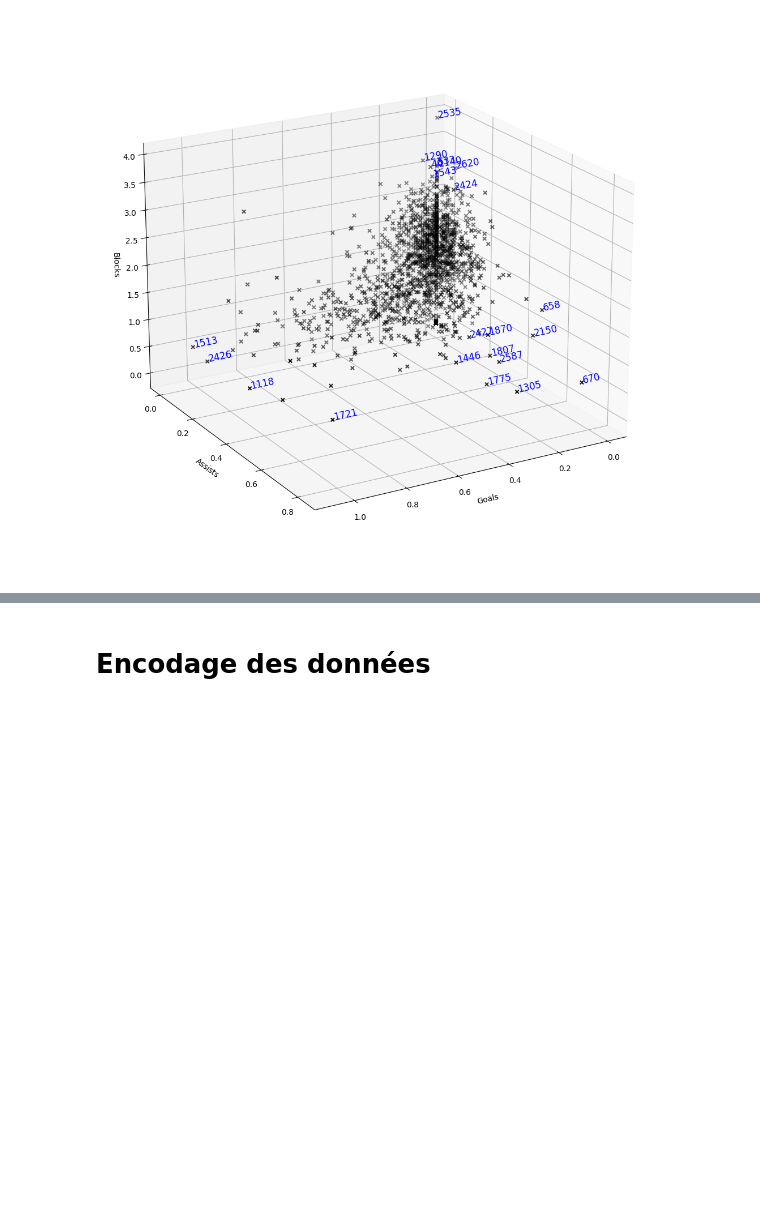
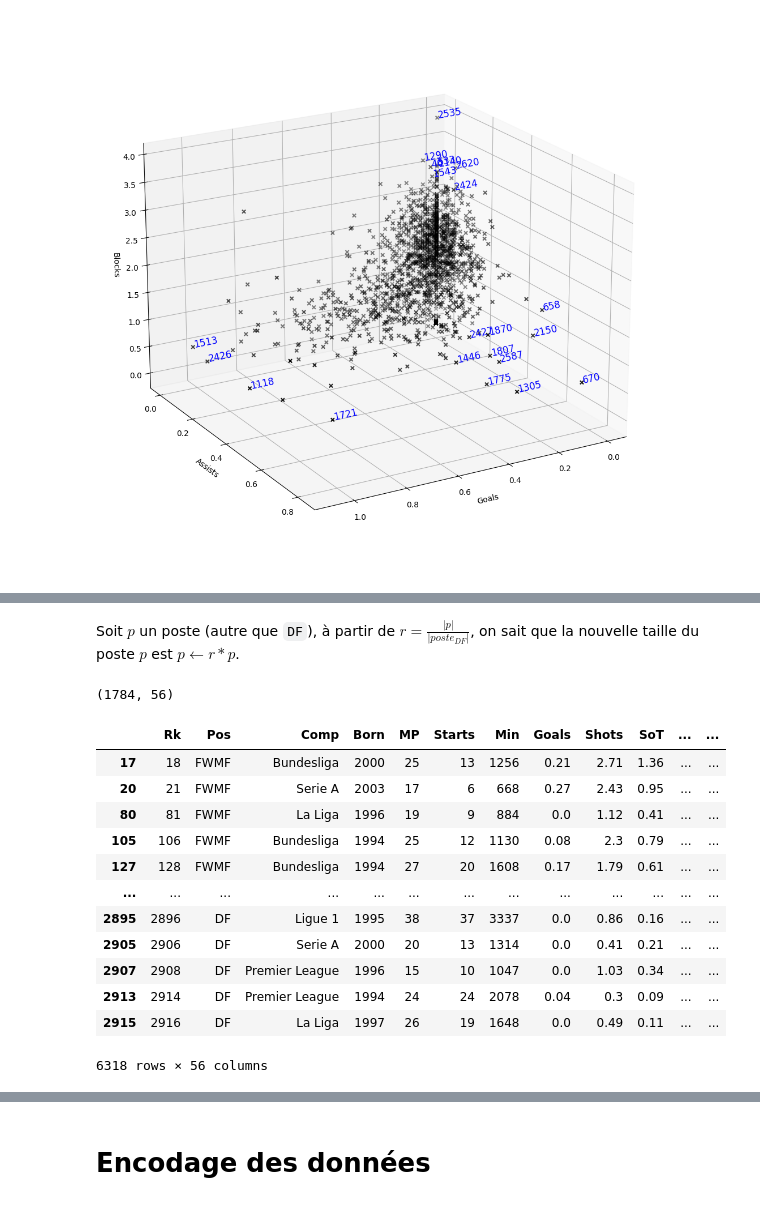
Before and after one commit to ThierryKunda/prediction-ballon-d-or, a Jupyter notebook: notebook.ipynb, the cells around one changed output, grey strips where cells are left out. Saved outputs shown, nothing was run; the diff lists cells and outputs as text; code cells hidden in the pictures; blank space fills up the shorter version.

```diff
--- a/notebook.ipynb
+++ b/notebook.ipynb
@@ -421,0 +443,2 @@ df_orig[np.in1d(df_orig['Rk'], remarquables)][['Player', 'Pos', 'Goals', 'Assist
+# %% [markdown]
+Soit $p$ un poste (autre que `DF`), à partir de $r = \frac{|p|}{|poste_{DF}|}$, on sait que la nouvelle taille du poste $p$ est $p\leftarrow r*p$.
@@ -421,0 +457,21 @@ df_orig[np.in1d(df_orig['Rk'], remarquables)][['Player', 'Pos', 'Goals', 'Assist
+# %%
+dataset.shape
+# %% [output]
+(1784, 56)
+# %%
+dataset_equi = dupl_homogene(dataset, "DF", ratios)
+dataset_equi
+# %% [output]
+|  | Rk | Pos | Comp | Born | MP | Starts | Min | Goals | Shots | SoT | ... | ... |
+| 17 | 18 | FWMF | Bundesliga | 2000 | 25 | 13 | 1256 | 0.21 | 2.71 | 1.36 | ... | ... |
+| 20 | 21 | FWMF | Serie A | 2003 | 17 | 6 | 668 | 0.27 | 2.43 | 0.95 | ... | ... |
+| 80 | 81 | FWMF | La Liga | 1996 | 19 | 9 | 884 | 0.0 | 1.12 | 0.41 | ... | ... |
+| 105 | 106 | FWMF | Bundesliga | 1994 | 25 | 12 | 1130 | 0.08 | 2.3 | 0.79 | ... | ... |
+| 127 | 128 | FWMF | Bundesliga | 1994 | 27 | 20 | 1608 | 0.17 | 1.79 | 0.61 | ... | ... |
+| ... | ... | ... | ... | ... | ... | ... | ... | ... | ... | ... | ... | ... |
+| 2895 | 2896 | DF | Ligue 1 | 1995 | 38 | 37 | 3337 | 0.0 | 0.86 | 0.16 | ... | ... |
+| 2905 | 2906 | DF | Serie A | 2000 | 20 | 13 | 1314 | 0.0 | 0.41 | 0.21 | ... | ... |
+| 2907 | 2908 | DF | Premier League | 1996 | 15 | 10 | 1047 | 0.0 | 1.03 | 0.34 | ... | ... |
+| 2913 | 2914 | DF | Premier League | 1994 | 24 | 24 | 2078 | 0.04 | 0.3 | 0.09 | ... | ... |
+| 2915 | 2916 | DF | La Liga | 1997 | 26 | 19 | 1648 | 0.0 | 0.49 | 0.11 | ... | ... |
+6318 rows × 56 columns
```
Also changed, not shown: parts of 13 cells of this notebook.
